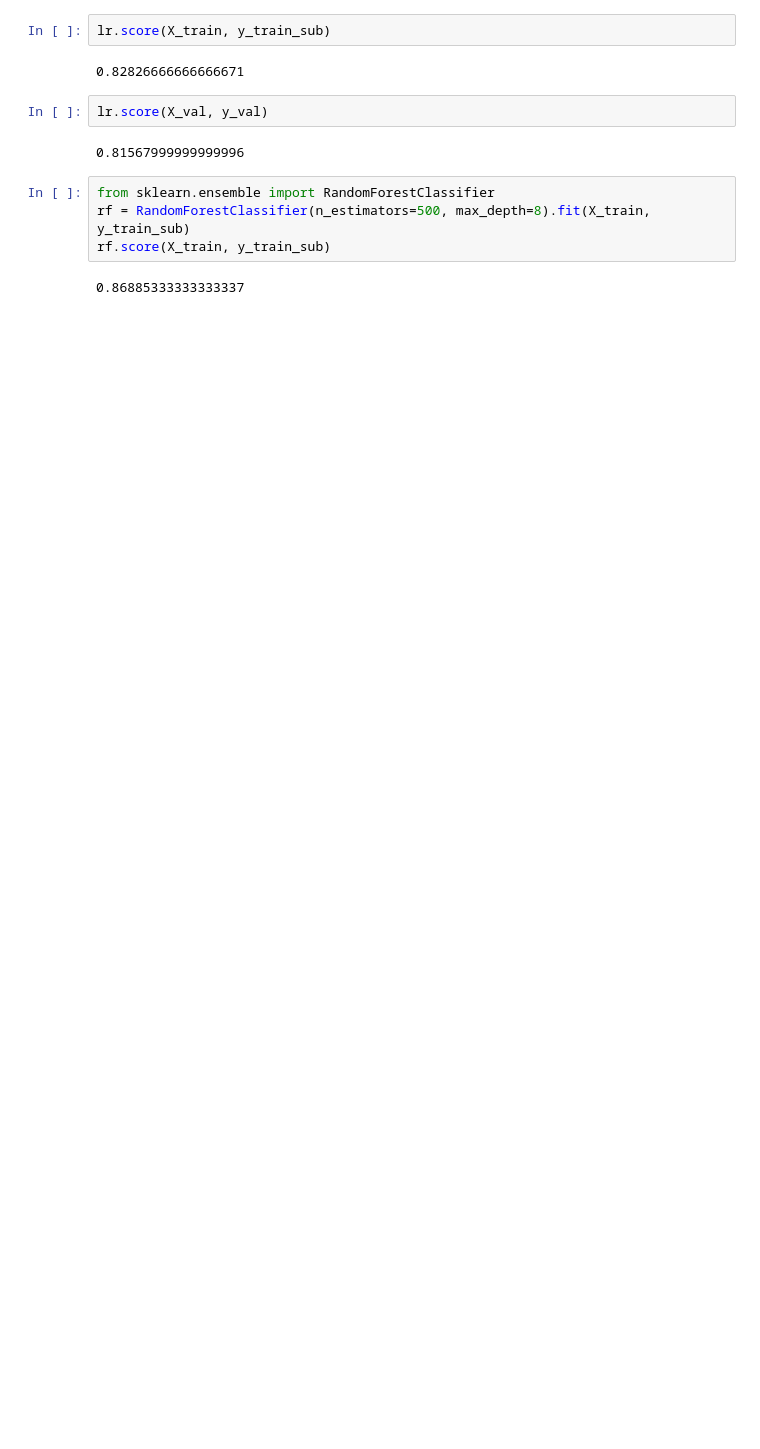
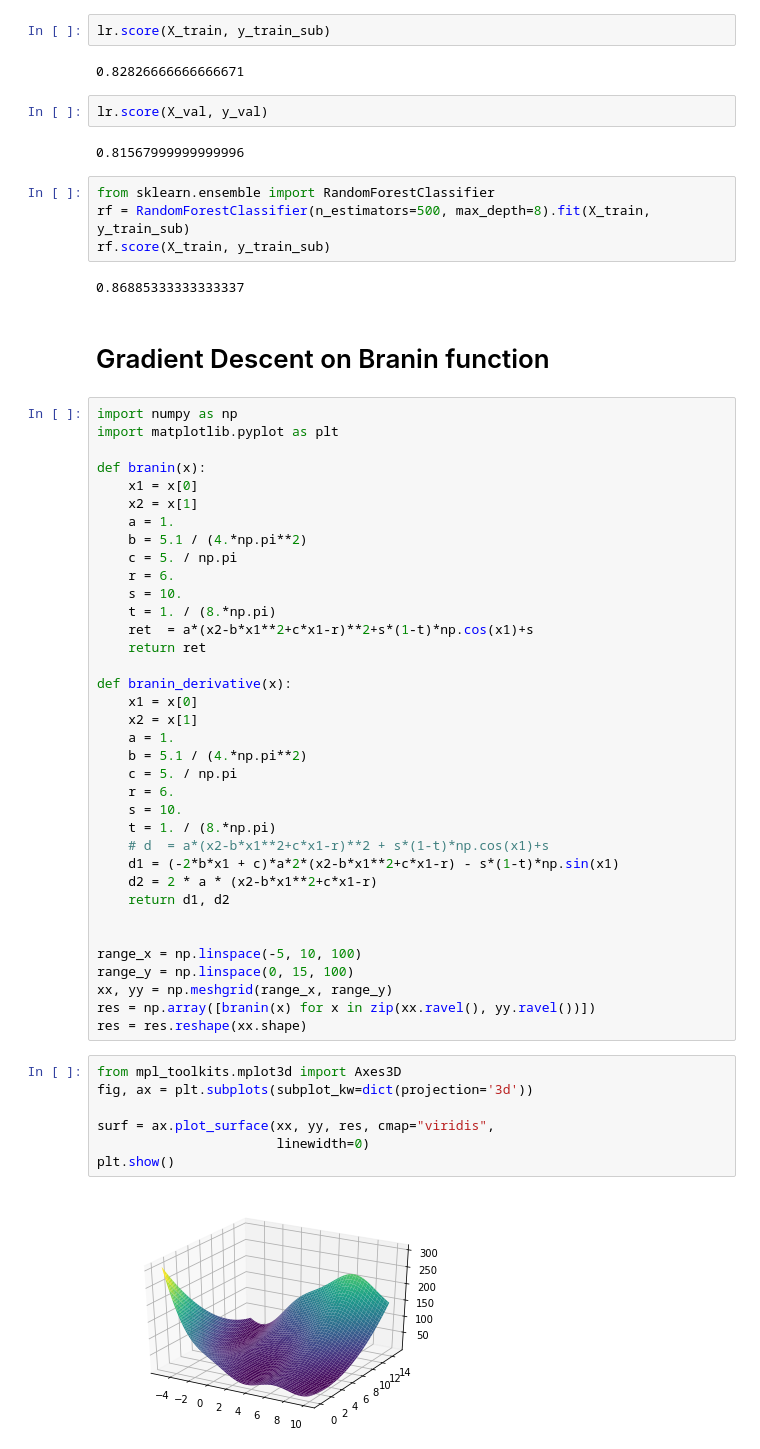
Before and after one commit to amueller/COMS4995-s19, a Jupyter notebook: slides/aml-19-word-embeddings/aml-21-word-embeddings.ipynb, the cells around one changed output. Drawn from its saved outputs; the diff is of its cells as text; blank space fills up the shorter version.

Commit message:
add gradient descent to word embeddings

```diff
--- a/slides/aml-19-word-embeddings/aml-21-word-embeddings.ipynb
+++ b/slides/aml-19-word-embeddings/aml-21-word-embeddings.ipynb
@@ -287,3 +287,50 @@ rf = RandomForestClassifier(n_estimators=500, max_depth=8).fit(X_train, y_train_
 rf.score(X_train, y_train_sub)
 # %% [output]
 0.86885333333333337
+# %% [markdown]
+# Gradient Descent on Branin function
+# %%
+import numpy as np
+import matplotlib.pyplot as plt
+
+def branin(x):
+    x1 = x[0]
+    x2 = x[1]
+    a = 1.
+    b = 5.1 / (4.*np.pi**2)
+    c = 5. / np.pi
+    r = 6.
+    s = 10.
+    t = 1. / (8.*np.pi)
+    ret  = a*(x2-b*x1**2+c*x1-r)**2+s*(1-t)*np.cos(x1)+s
+    return ret
+
+def branin_derivative(x):
+    x1 = x[0]
+    x2 = x[1]
+    a = 1.
+    b = 5.1 / (4.*np.pi**2)
+    c = 5. / np.pi
+    r = 6.
+    s = 10.
+    t = 1. / (8.*np.pi)
+    # d  = a*(x2-b*x1**2+c*x1-r)**2 + s*(1-t)*np.cos(x1)+s
+    d1 = (-2*b*x1 + c)*a*2*(x2-b*x1**2+c*x1-r) - s*(1-t)*np.sin(x1)
+    d2 = 2 * a * (x2-b*x1**2+c*x1-r)
+    return d1, d2
+
+
+range_x = np.linspace(-5, 10, 100)
+range_y = np.linspace(0, 15, 100)
+xx, yy = np.meshgrid(range_x, range_y)
+res = np.array([branin(x) for x in zip(xx.ravel(), yy.ravel())])
+res = res.reshape(xx.shape)
+# %%
+from mpl_toolkits.mplot3d import Axes3D
+fig, ax = plt.subplots(subplot_kw=dict(projection='3d'))
+
+surf = ax.plot_surface(xx, yy, res, cmap="viridis",
+                       linewidth=0)
+plt.show()
+# %% [output]
+[figure, added]
```
Also changed, not shown: parts of 6 cells of this notebook, 1 other file.
